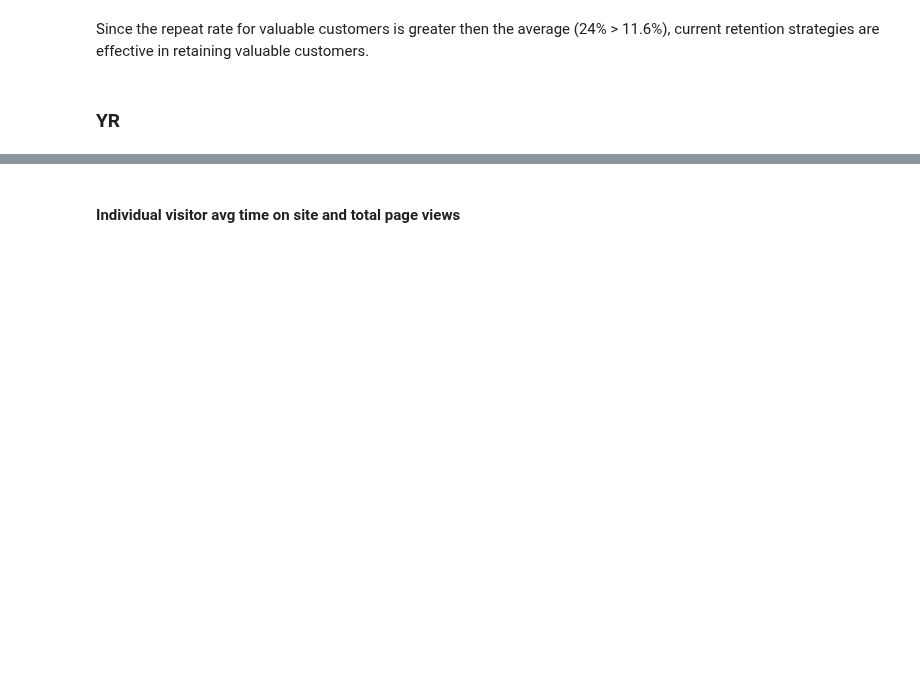
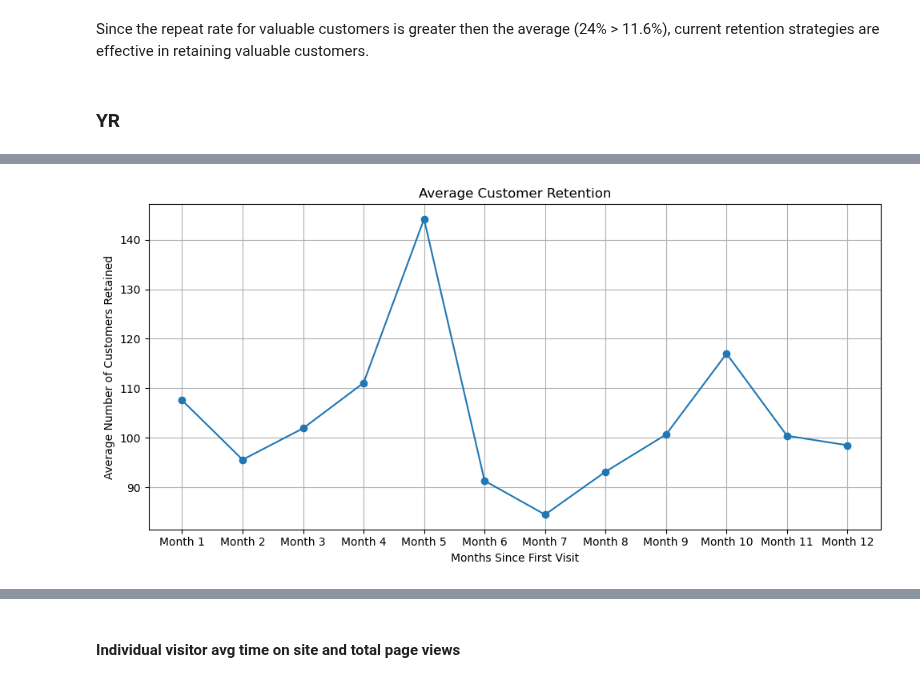
Before and after one commit to woobrandon/DSA3101-Potato-Wedges, a Jupyter notebook: SubgroupA/GoogleAnalyticsAnalysis.ipynb, the cells around one changed output, grey strips where cells are left out. Drawn from its saved outputs; the diff is of its cells as text; code cells hidden in the pictures; blank space fills up the shorter version.

```diff
--- a/SubgroupA/GoogleAnalyticsAnalysis.ipynb
+++ b/SubgroupA/GoogleAnalyticsAnalysis.ipynb
@@ -1115,0 +1572,35 @@ Since the repeat rate for valuable customers is greater then the average (24% >
+# %%
+data = {'CohortYear': [2016, 2016, 2016, 2016, 2016, 2017, 2017, 2017, 2017, 2017, 2017, 2017],
+        'CohortMonth': [8, 9, 10, 11, 12, 1, 2, 3, 4, 5, 6, 7],
+        'NumOfCustomers': [1046, 747, 769, 804, 1233, 591, 606, 726, 796, 967, 813, 890],
+        'Month1': [1046, 127, 33, 17, 24, 8, 8, 6, 9, 4, 5, 4],
+        'Month2': [173, 747, 125, 35, 23, 9, 9, 7, 10, 4, 1, 4],
+        'Month3': [81, 116, 769, 145, 54, 14, 13, 9, 8, 7, 3, 4],
+        'Month4': [45, 51, 141, 804, 194, 40, 21, 13, 11, 8, 2, 3],
+        'Month5': [44, 33, 78, 169, 1233, 94, 22, 21, 13, 13, 4, 6],
+        'Month6': [24, 20, 47, 61, 183, 591, 87, 43, 20, 14, 2, 4],
+        'Month7': [12, 12, 37, 21, 46, 78, 606, 118, 37, 34, 6, 7],
+        'Month8': [13, 10, 30, 24, 34, 19, 99, 726, 106, 39, 12, 6],
+        'Month9': [10, 8, 19, 18, 15, 11, 46, 112, 796, 126, 32, 15],
+        'Month10': [9, 4, 17, 15, 11, 8, 36, 28, 146, 967, 114, 49],
+        'Month11': [5, 4, 16, 8, 10, 6, 12, 18, 39, 133, 813, 141],
+        'Month12': [5, 3, 14, 12, 11, 6, 12, 18, 27, 59, 125, 890],}
+
+df = pd.DataFrame(data)
+
+average_retention = df[['Month1', 'Month2', 'Month3', 'Month4', 'Month5', 'Month6', 'Month7', 'Month8', 'Month9', 'Month10', 'Month11', 'Month12']].mean()
+average_retention_df = pd.DataFrame(average_retention).reset_index()
+average_retention_df.columns = ['Month', 'AverageRetention']
+average_retention_df['Month'] = average_retention_df['Month'].str.replace('Month', '').astype(int)
+
+plt.figure(figsize=(10, 5))
+plt.plot(average_retention_df['Month'], average_retention_df['AverageRetention'], marker='o')
+plt.title('Average Customer Retention')
+plt.xlabel('Months Since First Visit')
+plt.ylabel('Average Number of Customers Retained')
+plt.xticks(ticks=range(1, 13), labels=[f'Month {i}' for i in range(1, 13)])
+plt.grid()
+plt.tight_layout()
+plt.show()
+# %% [output]
+[figure, added]
```
Also changed, not shown: parts of 33 cells of this notebook.
